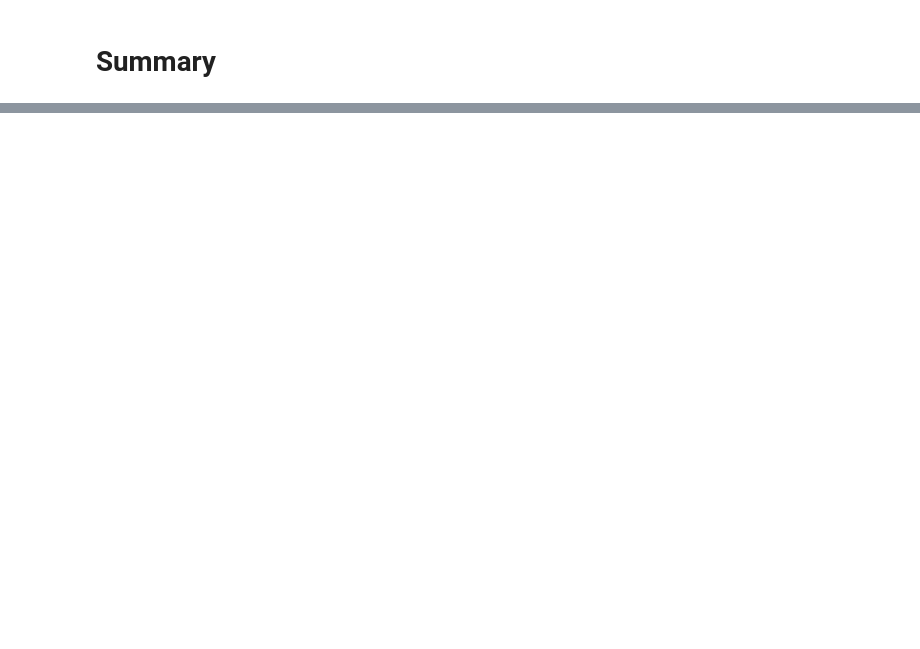
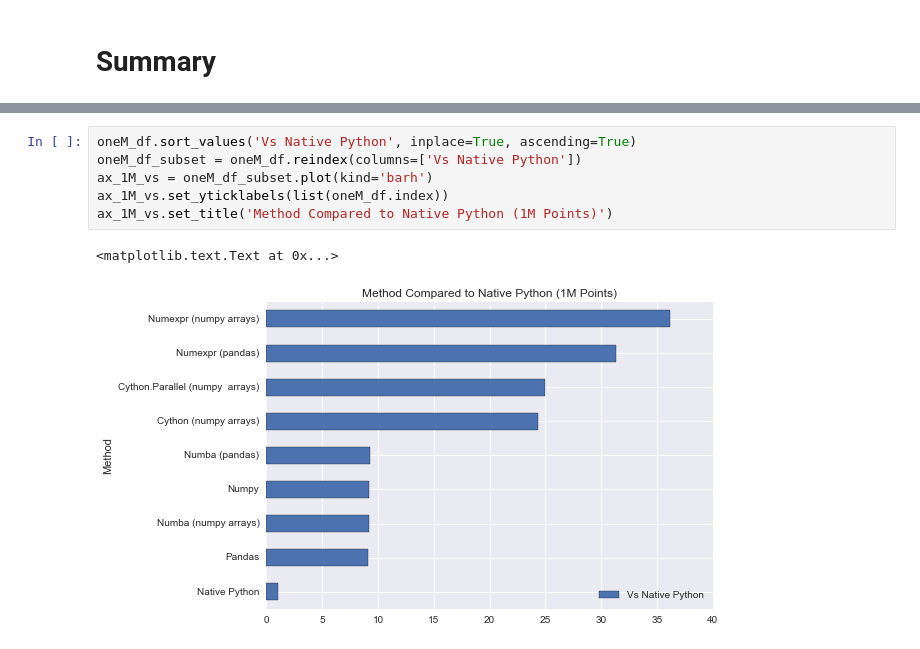
Before and after one commit to jimmycfa/python-timing-tests, a Jupyter notebook: geo_timing.ipynb, the cells around one changed output, grey strips where cells are left out. Drawn from its saved outputs; the diff is of its cells as text; blank space fills up the shorter version.

```diff
--- a/geo_timing.ipynb
+++ b/geo_timing.ipynb
@@ -341,0 +462,9 @@ timing_results.sort_values('Best (sec)')
+# %%
+oneM_df.sort_values('Vs Native Python', inplace=True, ascending=True)
+oneM_df_subset = oneM_df.reindex(columns=['Vs Native Python'])
+ax_1M_vs = oneM_df_subset.plot(kind='barh')
+ax_1M_vs.set_yticklabels(list(oneM_df.index))
+ax_1M_vs.set_title('Method Compared to Native Python (1M Points)')
+# %% [output]
+<matplotlib.text.Text at 0x...>
+[figure, added]
```
Also changed, not shown: parts of 29 cells of this notebook.
